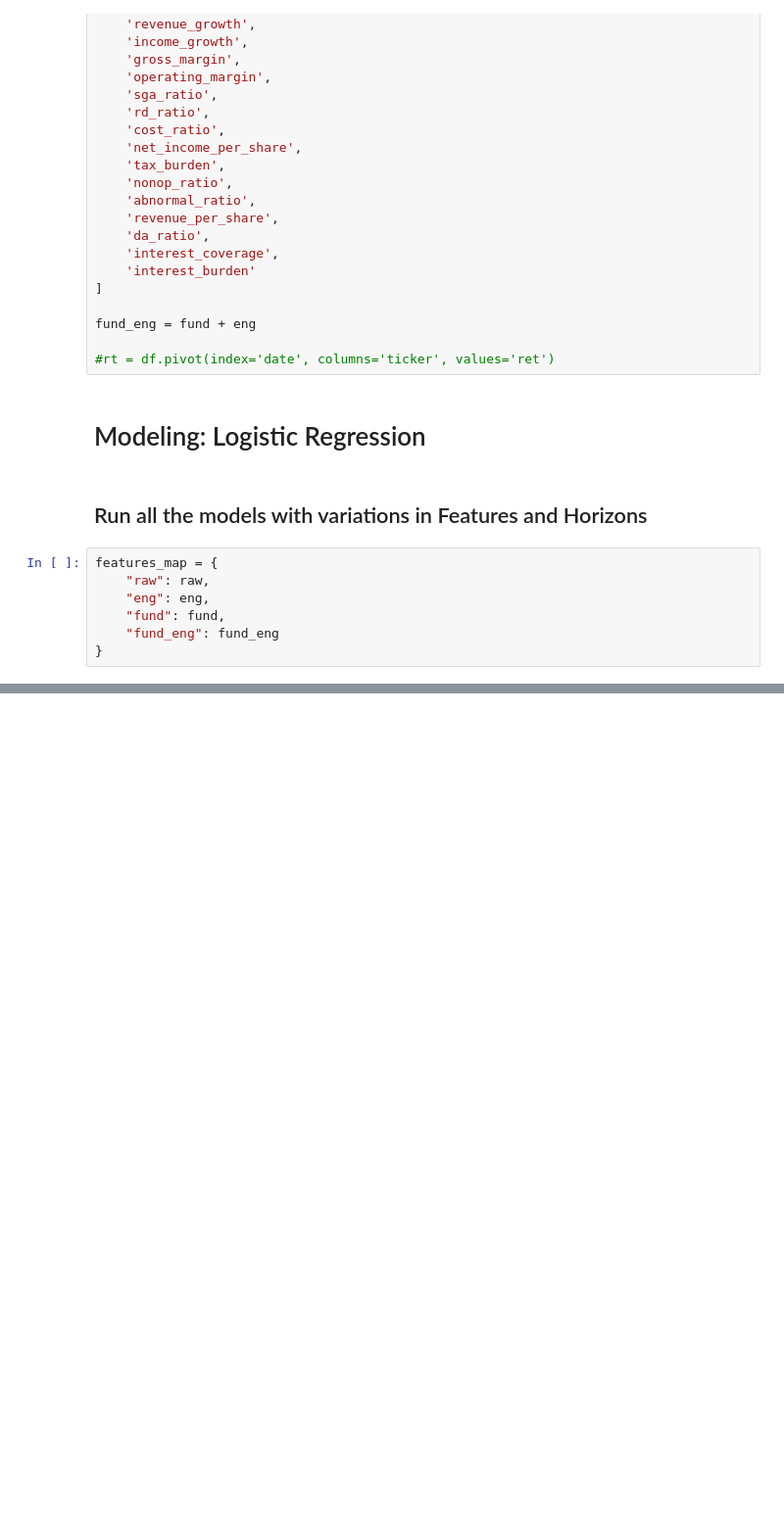
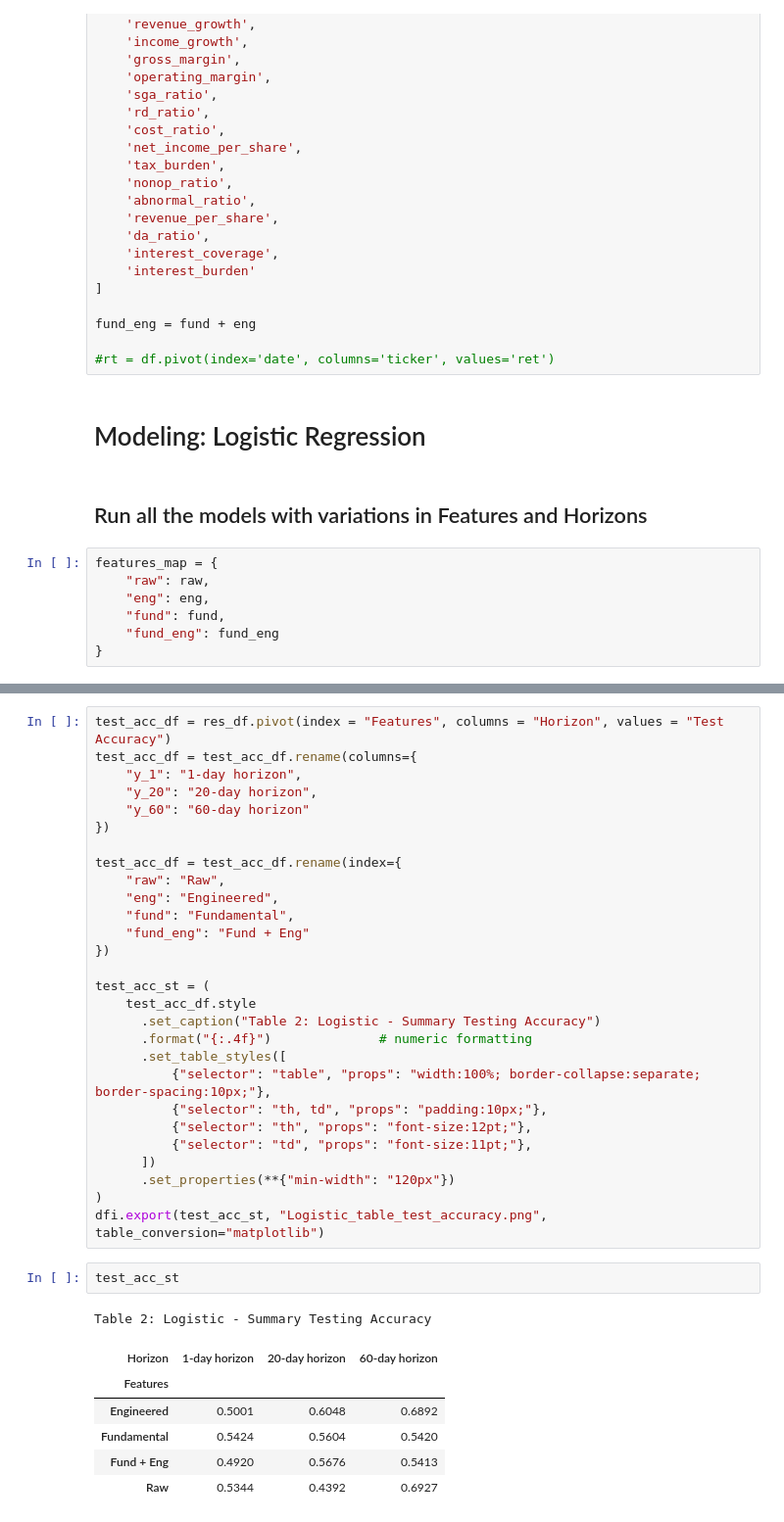
Before and after one commit to RipaltaOriol/ML-Stock-Predictor, a Jupyter notebook: logistic_regression.ipynb, the cells around one changed output, grey strips where cells are left out. Shown at 98% size. Saved outputs shown, nothing was run; the diff lists cells and outputs as text; blank space fills up the shorter version.

```diff
--- a/logistic_regression.ipynb
+++ b/logistic_regression.ipynb
@@ -173,0 +215,38 @@ dfi.export(val_st, "logistic_regression_table_validation.png", table_conversion=
+# %%
+test_acc_df = res_df.pivot(index = "Features", columns = "Horizon", values = "Test Accuracy")
+test_acc_df = test_acc_df.rename(columns={
+    "y_1": "1-day horizon",
+    "y_20": "20-day horizon",
+    "y_60": "60-day horizon"
+})
+
+test_acc_df = test_acc_df.rename(index={
+    "raw": "Raw",
+    "eng": "Engineered",
+    "fund": "Fundamental",
+    "fund_eng": "Fund + Eng"
+})
+
+test_acc_st = (
+    test_acc_df.style
+      .set_caption("Table 2: Logistic - Summary Testing Accuracy")
+      .format("{:.4f}")              # numeric formatting
+      .set_table_styles([
+          {"selector": "table", "props": "width:100%; border-collapse:separate; border-spacing:10px;"},
+          {"selector": "th, td", "props": "padding:10px;"},
+          {"selector": "th", "props": "font-size:12pt;"},
+          {"selector": "td", "props": "font-size:11pt;"},
+      ])
+      .set_properties(**{"min-width": "120px"})
+)
+dfi.export(test_acc_st, "Logistic_table_test_accuracy.png", table_conversion="matplotlib")
+# %%
+test_acc_st
+# %% [output]
+Table 2: Logistic - Summary Testing Accuracy
+| Horizon | 1-day horizon | 20-day horizon | 60-day horizon |
+| Features |  |  |  |
+| Engineered | 0.5001 | 0.6048 | 0.6892 |
+| Fundamental | 0.5424 | 0.5604 | 0.5420 |
+| Fund + Eng | 0.4920 | 0.5676 | 0.5413 |
+| Raw | 0.5344 | 0.4392 | 0.6927 |
```
Also changed, not shown: parts of 12 cells of this notebook, 1 other file.
